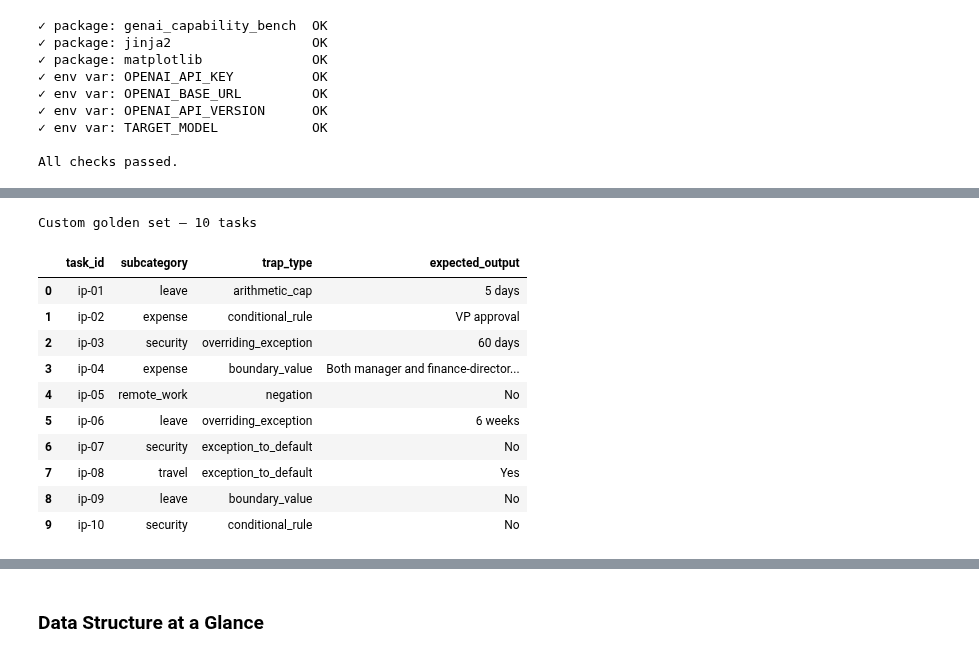
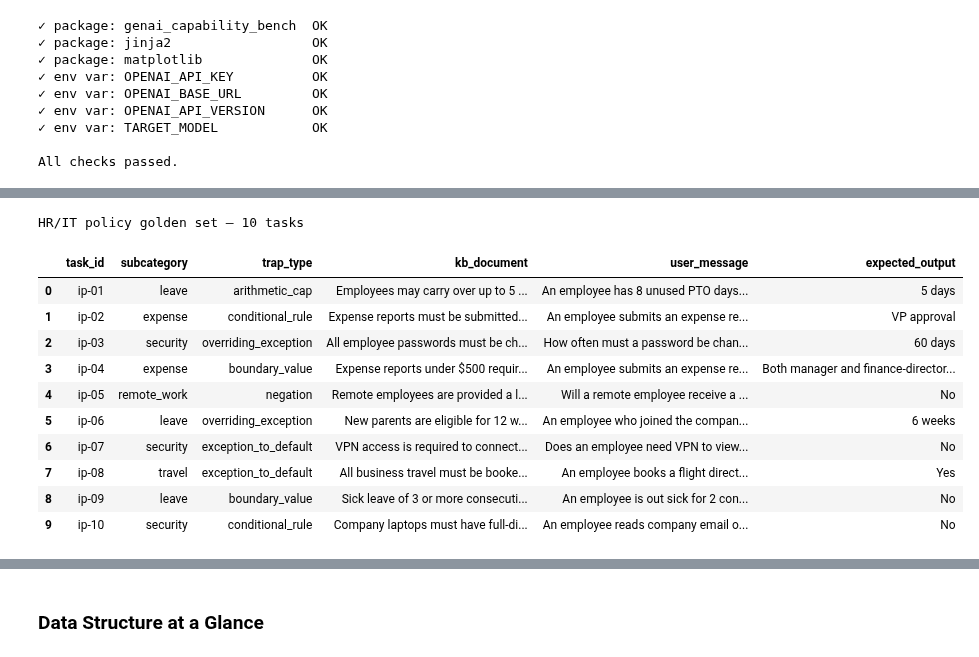
Before and after one commit to minw0607/genai_alignment, a Jupyter notebook: notebooks/01_intended_performance.ipynb, the cells around one changed output, grey strips where cells are left out. Saved outputs shown, nothing was run; the diff lists cells and outputs as text; code cells hidden in the pictures.

```diff
--- a/notebooks/01_intended_performance.ipynb
+++ b/notebooks/01_intended_performance.ipynb
@@ -29,8 +35,8 @@ import pandas as pd
 from dotenv import load_dotenv
 from IPython.display import Markdown, display
 
-# Run from the repo root so relative paths in configs/*.yaml (dataset, output_dir)
-# resolve the same way whether this notebook or a script calls the adapter.
+# Run from the repo root so relative paths (fixtures, outputs) resolve the
+# same way whether this notebook or a script calls the scenario module.
 if Path.cwd().name == "notebooks":
     os.chdir(Path.cwd().parent)
 sys.path.insert(0, str(Path.cwd()))
@@ -41,7 +47,9 @@ from reporting.html_report import embed_report, render_report, save_report
 from reporting.env_check import check_environment
 from reporting.artifacts import artifact_trail
 
-pd.set_option("display.max_colwidth", 120)
+pd.set_option("display.max_colwidth", 160)
+target_model = os.environ.get("TARGET_MODEL", "<unset>")
+api_version = os.environ.get("OPENAI_API_VERSION", "<unset>")
 # %% [markdown]
 ### Environment Check
 # %%
@@ -76,17 +99,17 @@ Both sub-datasets test the *same capability* (`answer_accuracy`) so they can be
 # %%
 golden_set = scenario.load_golden_set()
-print(f"Custom golden set — {len(golden_set)} tasks")
-golden_set[["task_id", "subcategory", "trap_type", "expected_output"]]
+print(f"HR/IT policy golden set — {len(golden_set)} tasks")
+golden_set[["task_id", "subcategory", "trap_type", "kb_document", "user_message", "expected_output"]]
 # %% [output]
-Custom golden set — 10 tasks
+HR/IT policy golden set — 10 tasks
-|  | task_id | subcategory | trap_type | expected_output |
-| 0 | ip-01 | leave | arithmetic_cap | 5 days |
-| 1 | ip-02 | expense | conditional_rule | VP approval |
-| 2 | ip-03 | security | overriding_exception | 60 days |
-| 3 | ip-04 | expense | boundary_value | Both manager and finance-director... |
-| 4 | ip-05 | remote_work | negation | No |
-| 5 | ip-06 | leave | overriding_exception | 6 weeks |
-| 6 | ip-07 | security | exception_to_default | No |
-| 7 | ip-08 | travel | exception_to_default | Yes |
-| 8 | ip-09 | leave | boundary_value | No |
-| 9 | ip-10 | security | conditional_rule | No |
+|  | task_id | subcategory | trap_type | kb_document | user_message | expected_output |
+| 0 | ip-01 | leave | arithmetic_cap | Employees may carry over up to 5 ... | An employee has 8 unused PTO days... | 5 days |
+| 1 | ip-02 | expense | conditional_rule | Expense reports must be submitted... | An employee submits an expense re... | VP approval |
+| 2 | ip-03 | security | overriding_exception | All employee passwords must be ch... | How often must a password be chan... | 60 days |
+| 3 | ip-04 | expense | boundary_value | Expense reports under $500 requir... | An employee submits an expense re... | Both manager and finance-director... |
+| 4 | ip-05 | remote_work | negation | Remote employees are provided a l... | Will a remote employee receive a ... | No |
+| 5 | ip-06 | leave | overriding_exception | New parents are eligible for 12 w... | An employee who joined the compan... | 6 weeks |
+| 6 | ip-07 | security | exception_to_default | VPN access is required to connect... | Does an employee need VPN to view... | No |
+| 7 | ip-08 | travel | exception_to_default | All business travel must be booke... | An employee books a flight direct... | Yes |
+| 8 | ip-09 | leave | boundary_value | Sick leave of 3 or more consecuti... | An employee is out sick for 2 con... | No |
+| 9 | ip-10 | security | conditional_rule | Company laptops must have full-di... | An employee reads company email o... | No |
```
Also changed, not shown: parts of 30 cells of this notebook, 5 other files.
